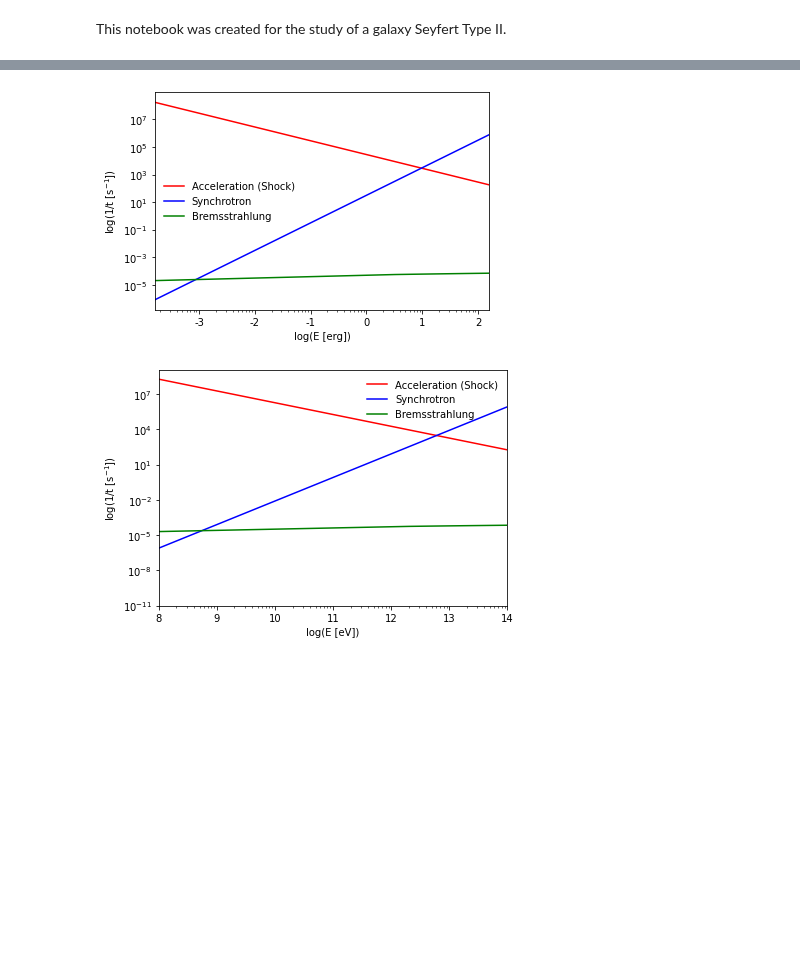
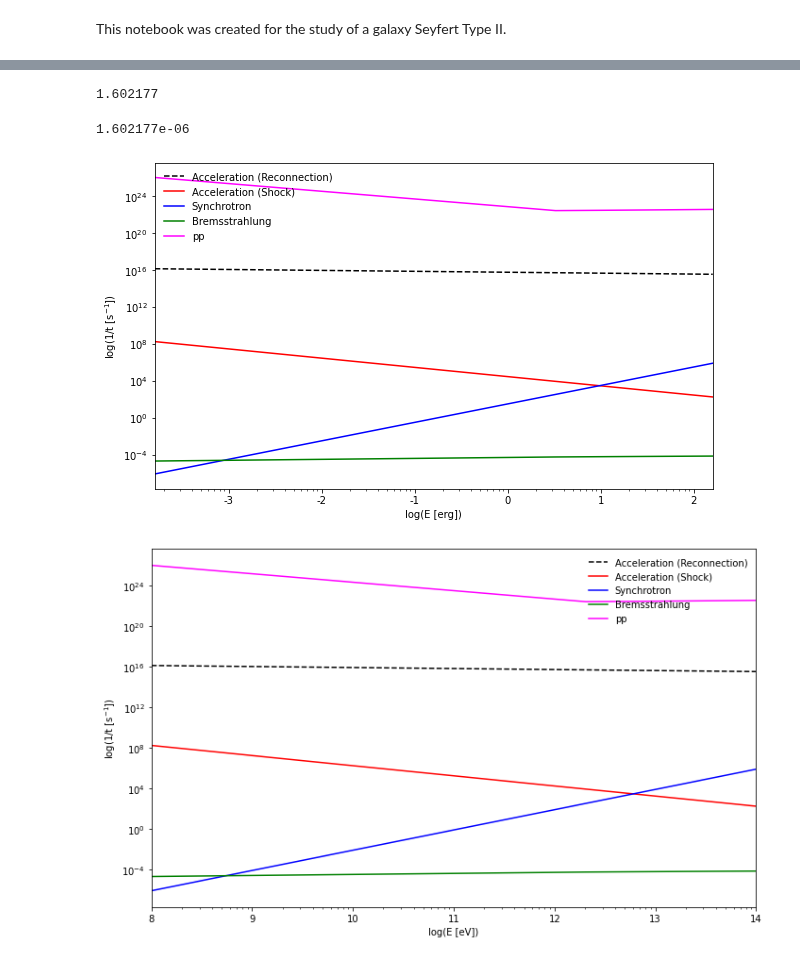
Before and after one commit to luanapassosreis/AGN_Studies, a Jupyter notebook: reconnection_acceleration.ipynb, the cells around one changed output, grey strips where cells are left out. Saved outputs shown, nothing was run; the diff lists cells and outputs as text; code cells hidden in the pictures; blank space fills up the shorter version.

```diff
--- a/reconnection_acceleration.ipynb
+++ b/reconnection_acceleration.ipynb
@@ -32,3 +40,10 @@ r_0 = 2.8179e-13 # electron classical radius [cm]
+# %%
+Gamma = 1 / np.sqrt(2)
+
+# q = ( 1 - ( 3 * R_sch / R_X)**(1/2) )**(1/4) # KGS15 page 4
+q = ( 1 - ( 3 * r_x**(-1) )**(1/2) )**(1/4) # KGS15 page 4
+
+v_A0 = c  # Khiali 2015 page 38
 # %%
 # c = (const.c).to('cm s-1')
 # m_e = (const.m_e).to('g')
@@ -138,5 +103,5 @@ $1.0245188 \times 10^{43} \; \mathrm{\frac{1}{M_{\odot}}}$
 # %%
-B_c = 9.96e8 * r_X**(-1.25) * mdot**(0.5) * m**(-0.5) #G
+B_c = 9.96e8 * r_x**(-1.25) * mdot**(0.5) * m**(-0.5) #G
 
 B_c # G
 # %% [output]
@@ -144,5 +109,5 @@ $19842.861 \; \mathrm{M_{\odot}^{1/2}}$
 # %%
-n_c = 8.02e18 * r_X**(-0.375) * Gamma**(0.5) * l**(-0.75) * q**(-2) * mdot**(0.25) * m**(-1) # cm-3
+n_c = 8.02e18 * r_x**(-0.375) * Gamma**(0.5) * l**(-0.75) * q**(-2) * mdot**(0.25) * m**(-1) # cm-3
 
 n_c # cm-3
 # %% [output]
@@ -188,0 +168,20 @@ Width of the current sheet:
+# %%
+erg = 1.602177e-12 # Convert eV to erg
+
+B = B_c
+n = n_c
+Ee = np.linspace(1e8, 1e14)*erg # Electron energy [erg]
+va0 = c # Alfvén Speed [cm/s]
+rho = B*B/(va0*va0*4*np.pi) # density [cm^-3]
+# %%
+TeV = 1*1e12*erg
+
+TeV
+# %% [output]
+1.602177
+# %%
+MeV = 1 * 1e6 * erg
+
+MeV
+# %% [output]
+1.602177e-06
@@ -189,43 +298,47 @@ Width of the current sheet:
 # %%
 ## erg
 
-plt.figure()
-# plt.loglog(Ee,taccrece(Ee,R_b,B,rho),label='Acceleration (Reconnection)',color='k')
-plt.loglog(Ee,tshock(B,Ee),label='Acceleration (Shock)',color='r')
-plt.loglog(Ee,tsyn(Ee,B,m_e),label='Synchrotron',color='blue')
-plt.loglog(Ee,tbre(n,1,Ee),label='Bremsstrahlung',color='green')
+plt.figure(figsize=(10, 6))
+plt.loglog(Ee,tacc_rec(Ee,l_x,B,rho),'--',label='Acceleration (Reconnection)',color='k')
+plt.loglog(Ee,tacc_shock(B,Ee),label='Acceleration (Shock)',color='r')
+plt.loglog(Ee,tloss_syn(Ee,B,m_e),label='Synchrotron',color='blue')
+plt.loglog(Ee,tloss_bre(n,1,Ee),label='Bremsstrahlung',color='green')
+plt.loglog(Ee,tloss_pp(n,Ee),label='pp',color='magenta')
+# plt.loglog(Ee,tloss_pgamma(n,Ee),label='p-gamma',color='cyan')
 
 plt.xlim((Ee.min(),Ee.max()))
 plt.legend(frameon=False)
 plt.xlabel('log(E [erg])')
 plt.ylabel('log(1/t [s$^{-1}$])')
 # plt.ylim((1e-4,1e4))
 plt.xticks([1e-3,1e-2,1e-1,1e0,1e1,1e2],labels=['-3','-2','-1','0','1','2'])
-# plt.savefig('cooling_leptons_erg.png',dpi=300)
+plt.savefig('plots/cooling_leptons_erg.png',dpi=300)
 
 plt.show()
 # %% [output]
-[figure, old version]
+[figure, new version]
 # %%
 ## eV
 
-plt.figure()
+plt.figure(figsize=(10, 6))
 
-# plt.loglog(Ee/erg,taccrece(Ee,R_b,B,rho),'--k',label='Acceleration (Reconnection)')
-plt.loglog(Ee/erg,tshock(B,Ee),label='Acceleration (Shock)',color='r')
-plt.loglog(Ee/erg,tsyn(Ee,B,m_e),label='Synchrotron',color='blue')
-plt.loglog(Ee/erg,tbre(n,1,Ee),label='Bremsstrahlung',color='green')
+plt.loglog(Ee/erg,tacc_rec(Ee,l_x,B,rho),'--',label='Acceleration (Reconnection)',color='k')
+plt.loglog(Ee/erg,tacc_shock(B,Ee),label='Acceleration (Shock)',color='r')
+plt.loglog(Ee/erg,tloss_syn(Ee,B,m_e),label='Synchrotron',color='blue')
+plt.loglog(Ee/erg,tloss_bre(n,1,Ee),label='Bremsstrahlung',color='green')
+plt.loglog(Ee/erg,tloss_pp(n,Ee),label='pp',color='magenta')
+# plt.loglog(Ee/erg,tloss_pgamma(n,Ee),label='p-gamma',color='cyan')
 
 plt.xlim((Ee.min()/erg,Ee.max()/erg))
 plt.legend(frameon=False,loc='upper right')
 plt.xlabel('log(E [eV])')
 plt.ylabel('log(1/t [s$^{-1}$])')
-plt.ylim((1e-11,1e9))
+# plt.ylim((1e-11,1e9))
 plt.xticks([1e8,1e9,1e10,1e11,1e12,1e13,1e14],labels=['8','9','10','11','12','13','14'])
 
 plt.tight_layout()
-# plt.savefig('cooling_leptons_eV.png',dpi=300)
+plt.savefig('plots/cooling_leptons_eV.png',dpi=300)
 
 plt.show()
 # %% [output]
-[figure, old version]
+[figure, new version]
```
Also changed, not shown: parts of 20 cells of this notebook, 2 other files.
